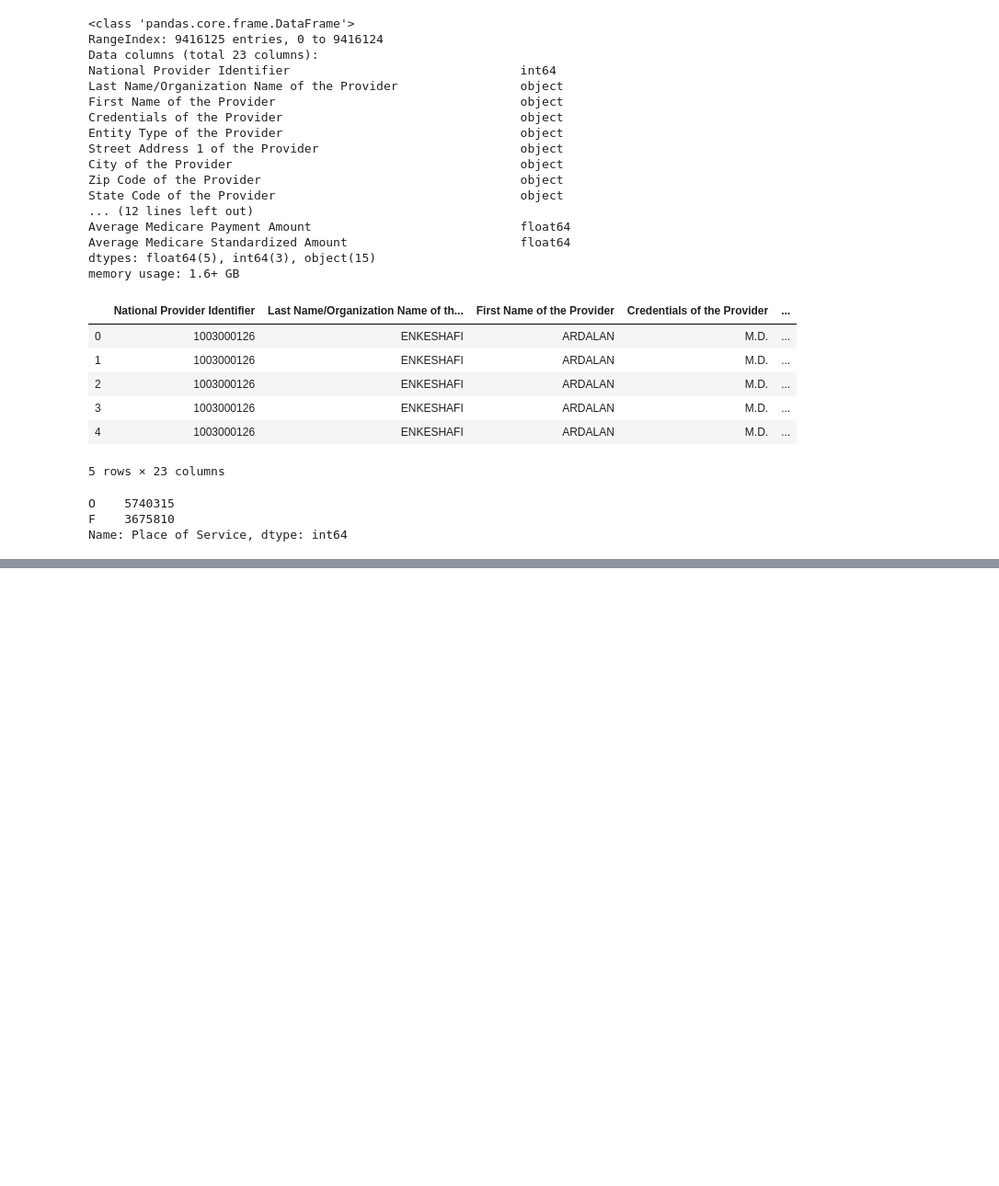
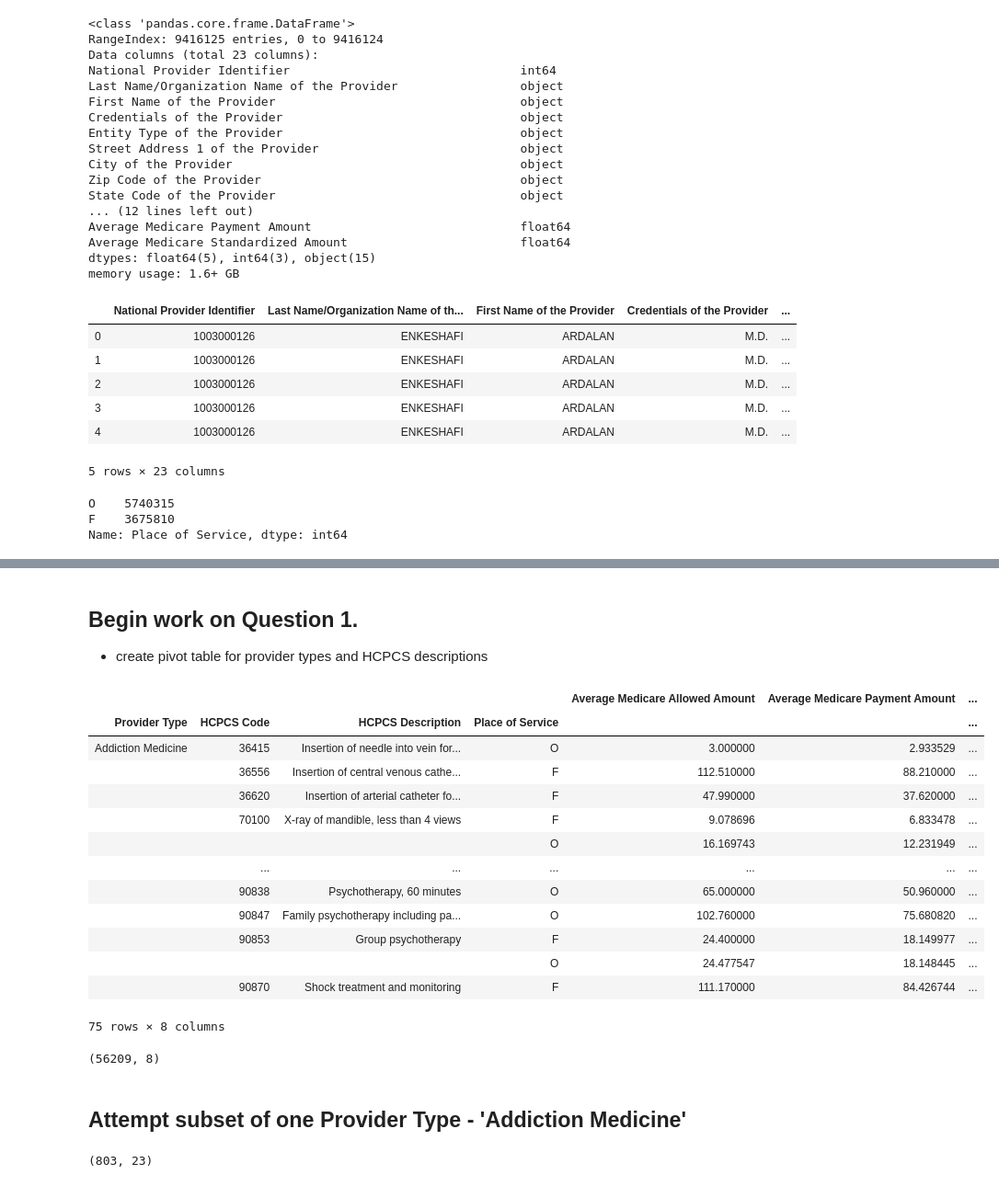
Before and after one commit to CatSchmalzer/healthcare-bluebook-gryphons, a Jupyter notebook: notebooks/hcbb_gryphons_final_cat.ipynb, the cells around one changed output, grey strips where cells are left out. Shown at 92% size. Saved outputs shown, nothing was run; the diff lists cells and outputs as text; code cells hidden in the pictures; blank space fills up the shorter version.

Commit message:
EDA and Subset DF

```diff
--- a/notebooks/hcbb_gryphons_final_cat.ipynb
+++ b/notebooks/hcbb_gryphons_final_cat.ipynb
@@ -84 +97,30 @@ Injection, progesterone, per 50 mg
 Name: HCPCS Description, Length: 5171, dtype: int64
+# %% [markdown]
+## Begin work on Question 1.
+- create pivot table for provider types and HCPCS descriptions
+# %%
+providers_pivot_table = pd.pivot_table(providers_and_procedures, index = ['Provider Type', 'HCPCS Code',
+                                                                          'HCPCS Description', 'Place of Service'])
+# %%
+providers_pivot_table.head(75)
+# %% [output]
+|  |  |  |  | Average Medicare Allowed Amount | Average Medicare Payment Amount | ... |
+| Provider Type | HCPCS Code | HCPCS Description | Place of Service |  |  | ... |
+| Addiction Medicine | 36415 | Insertion of needle into vein for... | O | 3.000000 | 2.933529 | ... |
+|  | 36556 | Insertion of central venous cathe... | F | 112.510000 | 88.210000 | ... |
+|  | 36620 | Insertion of arterial catheter fo... | F | 47.990000 | 37.620000 | ... |
+|  | 70100 | X-ray of mandible, less than 4 views | F | 9.078696 | 6.833478 | ... |
+|  |  |  | O | 16.169743 | 12.231949 | ... |
+|  | ... | ... | ... | ... | ... | ... |
+|  | 90838 | Psychotherapy, 60 minutes | O | 65.000000 | 50.960000 | ... |
+|  | 90847 | Family psychotherapy including pa... | O | 102.760000 | 75.680820 | ... |
+|  | 90853 | Group psychotherapy | F | 24.400000 | 18.149977 | ... |
+|  |  |  | O | 24.477547 | 18.148445 | ... |
+|  | 90870 | Shock treatment and monitoring | F | 111.170000 | 84.426744 | ... |
+75 rows × 8 columns
+# %%
+providers_pivot_table.shape
+# %% [output]
+(56209, 8)
+# %% [markdown]
+## Attempt subset of one Provider Type - 'Addiction Medicine'
@@ -84,0 +129,4 @@ Name: HCPCS Description, Length: 5171, dtype: int64
+# %%
+addict_med_type.shape
+# %% [output]
+(803, 23)
```
Also changed, not shown: parts of 23 cells of this notebook.
